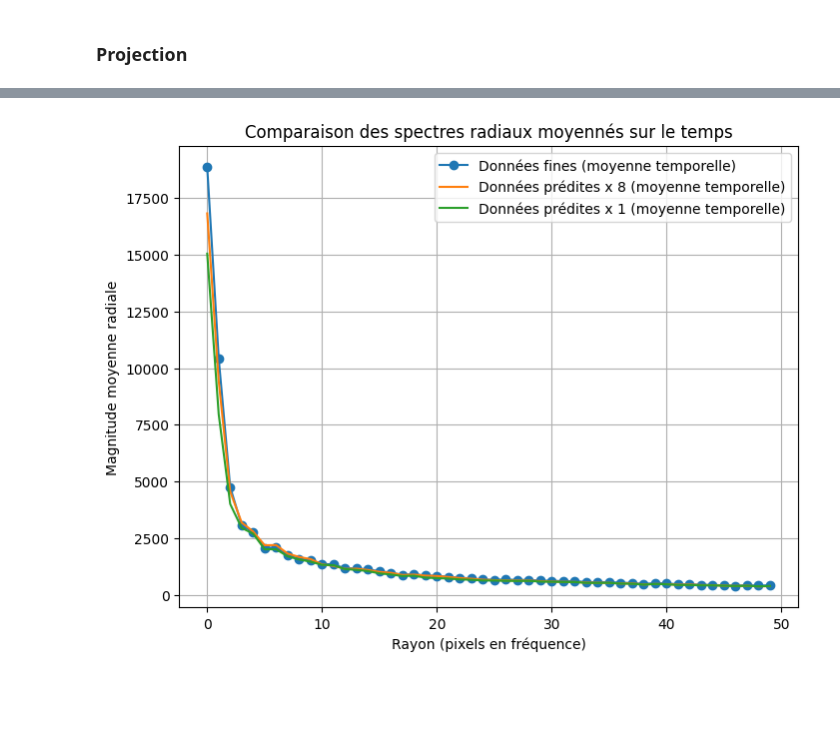
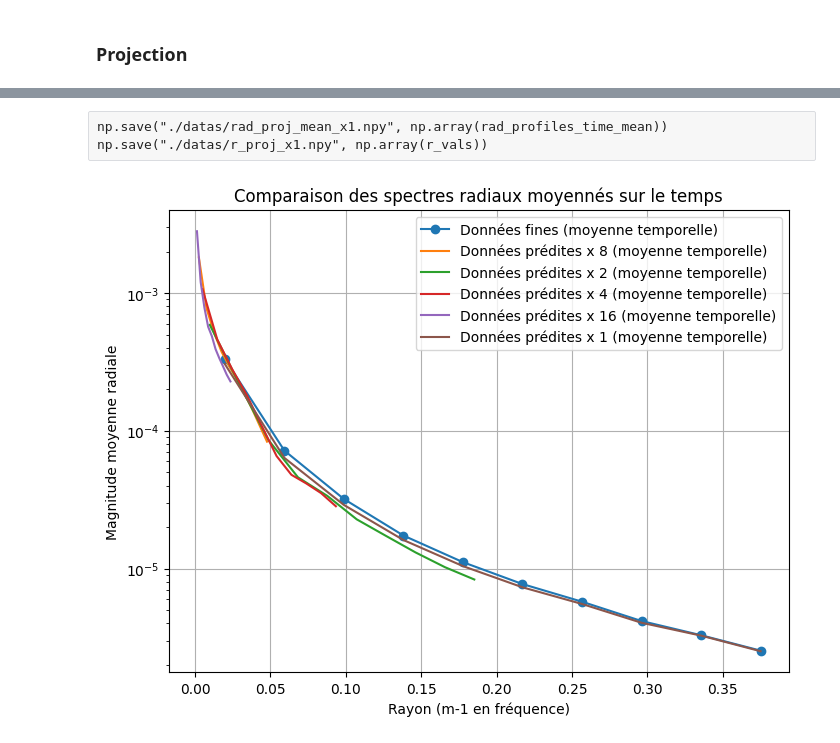
Before and after one commit to vmerc/gnn_modulus_test, a Jupyter notebook: jupyter/mesure_spectre.ipynb, the cells around one changed output, grey strips where cells are left out. Drawn from its saved outputs; the diff is of its cells as text; code cells hidden in the pictures; blank space fills up the shorter version.

```diff
--- a/jupyter/mesure_spectre.ipynb
+++ b/jupyter/mesure_spectre.ipynb
@@ -634,29 +1229,48 @@ np.save("./datas/r_fine.npy", np.array(r_fine))
+# %% [raw]
+np.save("./datas/rad_proj_mean_x1.npy", np.array(rad_profiles_time_mean))
+np.save("./datas/r_proj_x1.npy", np.array(r_vals))
 # %%
 import numpy as np
 import matplotlib.pyplot as plt
 
 
-rad_proj_mean_x1 = np.load("./datas/rad_proj_mean_x1.npy")
-r_proj_x1 = np.load("./datas/r_proj_x1.npy")
+rad_proj_mean_x1 = np.load("../datas/rad_proj_mean_x1.npy")
+r_proj_x1 = np.load("../datas/r_proj_x1.npy")
 
-rad_proj_mean_x8 = np.load("./datas/rad_proj_mean_x8.npy")
-r_proj_x8 = np.load("./datas/r_proj_x8.npy")
+rad_proj_mean_x2 = np.load("../datas/rad_proj_mean_x2.npy")
+r_proj_x2 = np.load("../datas/r_proj_x2.npy")
 
-rad_proj_mean_gd = np.load("./datas/rad_proj_mean_fine.npy")
-r_proj_gd = np.load("./datas/r_fine.npy")
+rad_proj_mean_x4 = np.load("../datas/rad_proj_mean_x4.npy")
+r_proj_x4 = np.load("../datas/r_proj_x4.npy")
+
+rad_proj_mean_x8 = np.load("../datas/rad_proj_mean_x8.npy")
+r_proj_x8 = np.load("../datas/r_proj_x8.npy")
+
+rad_proj_mean_x16 = np.load("../datas/rad_proj_mean_x16.npy")
+r_proj_x16 = np.load("../datas/r_proj_x16.npy")
+
+
+rad_proj_mean_gd = np.load("../datas/rad_proj_mean_gd.npy")
+r_proj_gd = np.load("../datas/r_proj_gd.npy")
 # %%
 # Visualisation de la moyenne temporelle du spectre radial
+#fenetre = 500
 plt.figure(figsize=(8,6))
-plt.plot(r_proj_gd[:50], rad_proj_mean_gd[:50],marker='o', label='Données fines (moyenne temporelle)')
-plt.plot(r_proj_x8[:50], rad_proj_mean_x8[:50], label='Données prédites x 8 (moyenne temporelle)')
-plt.plot(r_proj_x1[:50], rad_proj_mean_x1[:50], label='Données prédites x 1 (moyenne temporelle)')
 
-plt.xlabel('Rayon (pixels en fréquence)')
+plt.plot(r_proj_gd[:10], rad_proj_mean_gd[:10],marker='o', label='Données fines (moyenne temporelle)')
+plt.plot(r_proj_x8[:10], rad_proj_mean_x8[:10], label='Données prédites x 8 (moyenne temporelle)')
+plt.plot(r_proj_x2[:10], rad_proj_mean_x2[:10], label='Données prédites x 2 (moyenne temporelle)')
+plt.plot(r_proj_x4[:10], rad_proj_mean_x4[:10], label='Données prédites x 4 (moyenne temporelle)')
+plt.plot(r_proj_x16[:10], rad_proj_mean_x16[:10], label='Données prédites x 16 (moyenne temporelle)')
+
+plt.plot(r_proj_x1[:10], rad_proj_mean_x1[:10], label='Données prédites x 1 (moyenne temporelle)')
+
+plt.xlabel('Rayon (m-1 en fréquence)')
 plt.ylabel('Magnitude moyenne radiale')
 plt.title('Comparaison des spectres radiaux moyennés sur le temps')
 plt.legend()
-#plt.yscale('log')
+plt.yscale('log')
 plt.grid(True)
 plt.show()
 # %% [output]
-[figure, old version]
+[figure, new version]
```
Also changed, not shown: parts of 45 cells of this notebook, 6 other files.
